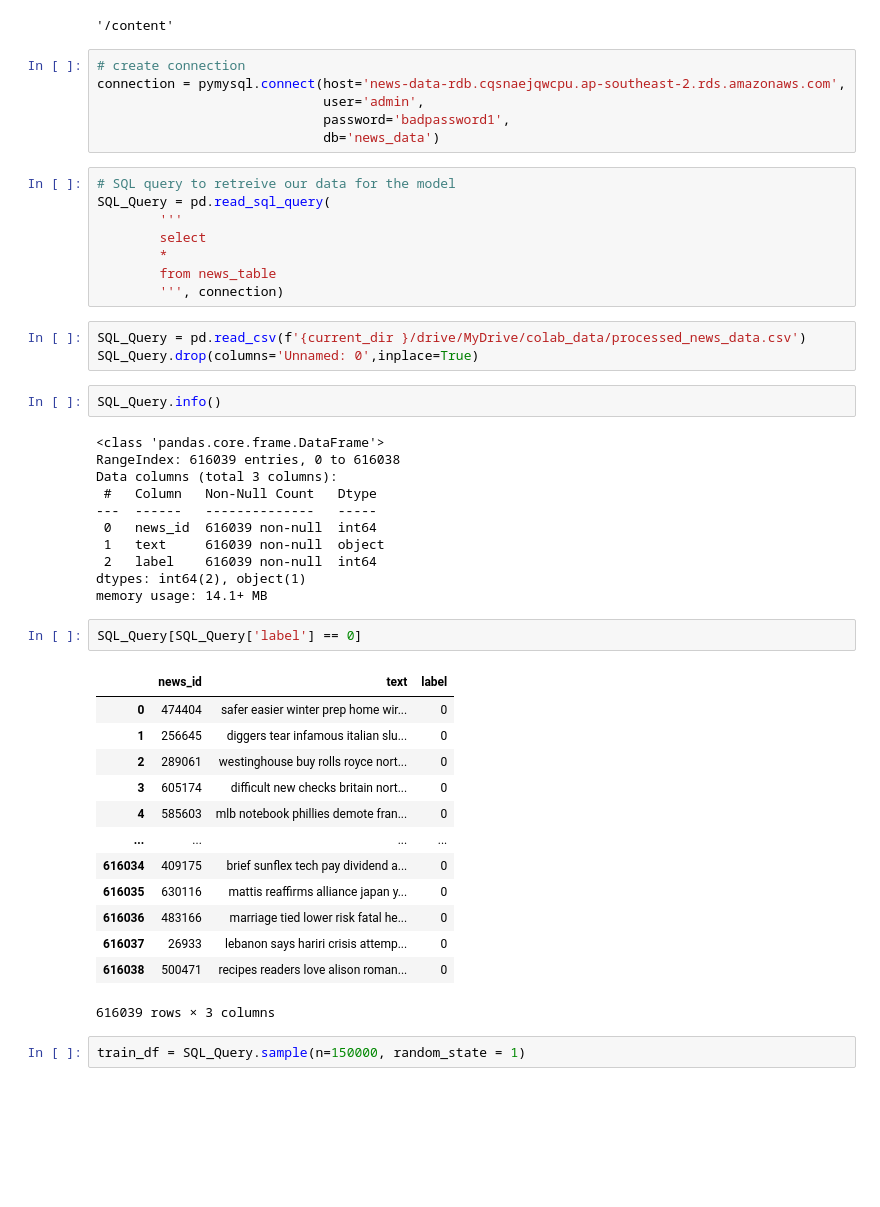
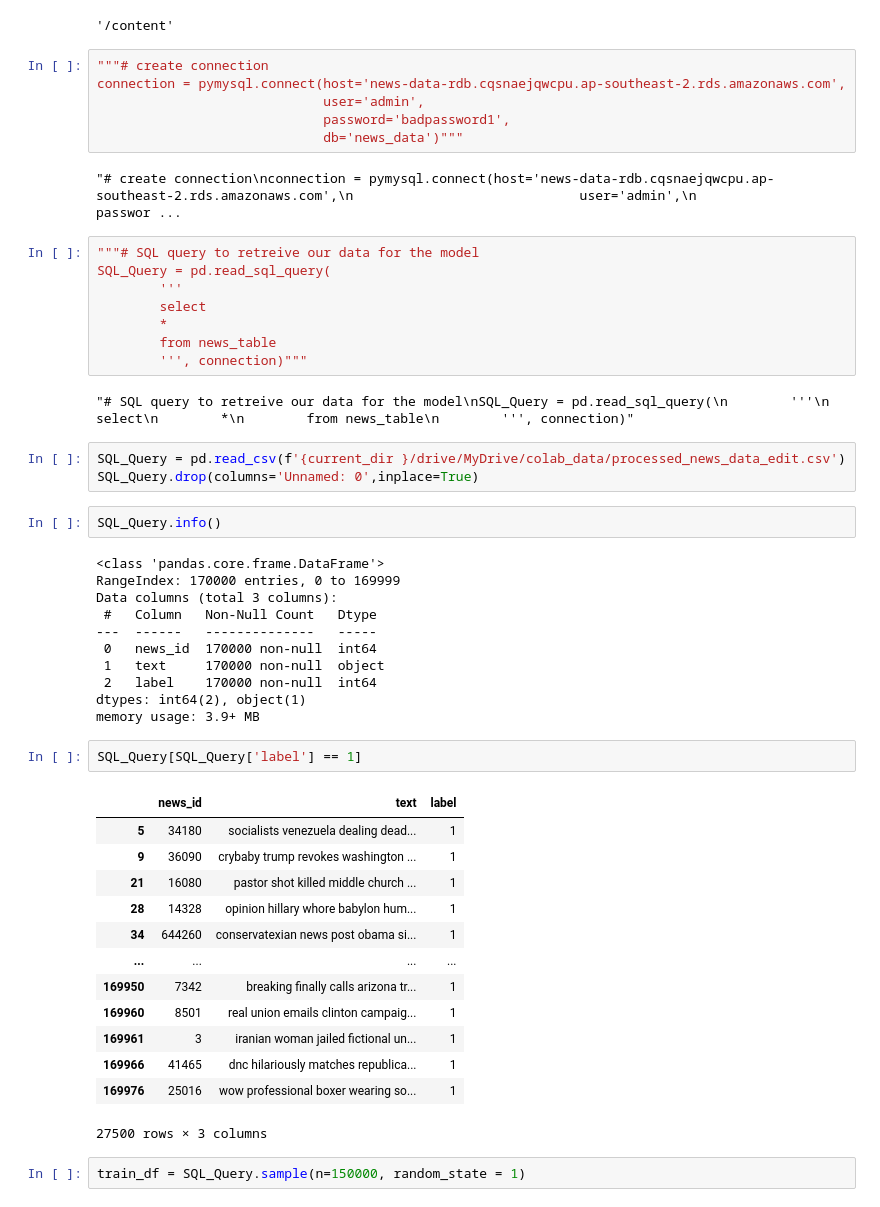
Before and after one commit to monash-tp37-project/iteration_1_model, a Jupyter notebook: news_class_model_bert.ipynb, the cells around one changed output. Drawn from its saved outputs; the diff is of its cells as text; blank space fills up the shorter version.

```diff
--- a/news_class_model_bert.ipynb
+++ b/news_class_model_bert.ipynb
@@ -94,51 +94,55 @@ current_dir
 # %% [output]
 '/content'
 # %%
-# create connection
+"""# create connection
 connection = pymysql.connect(host='news-data-rdb.cqsnaejqwcpu.ap-southeast-2.rds.amazonaws.com',
                              user='admin',
                              password='badpassword1',
-                             db='news_data')
+                             db='news_data')"""
+# %% [output]
+"# create connection\nconnection = pymysql.connect(host='news-data-rdb.cqsnaejqwcpu.ap-southeast-2.rds.amazonaws.com',\n                             user='admin',\n                             passwor ...
 # %%
-# SQL query to retreive our data for the model
+"""# SQL query to retreive our data for the model
 SQL_Query = pd.read_sql_query(
         '''
         select
         *
         from news_table
-        ''', connection)
+        ''', connection)"""
+# %% [output]
+"# SQL query to retreive our data for the model\nSQL_Query = pd.read_sql_query(\n        '''\n        select\n        *\n        from news_table\n        ''', connection)"
 # %%
-SQL_Query = pd.read_csv(f'{current_dir }/drive/MyDrive/colab_data/processed_news_data.csv')
+SQL_Query = pd.read_csv(f'{current_dir }/drive/MyDrive/colab_data/processed_news_data_edit.csv')
 SQL_Query.drop(columns='Unnamed: 0',inplace=True)
 # %%
 SQL_Query.info()
 # %% [output]
 <class 'pandas.core.frame.DataFrame'>
-RangeIndex: 616039 entries, 0 to 616038
+RangeIndex: 170000 entries, 0 to 169999
 Data columns (total 3 columns):
  #   Column   Non-Null Count   Dtype
 ---  ------   --------------   -----
- 0   news_id  616039 non-null  int64
- 1   text     616039 non-null  object
- 2   label    616039 non-null  int64
+ 0   news_id  170000 non-null  int64
+ 1   text     170000 non-null  object
+ 2   label    170000 non-null  int64
 dtypes: int64(2), object(1)
-memory usage: 14.1+ MB
+memory usage: 3.9+ MB
 # %%
-SQL_Query[SQL_Query['label'] == 0]
+SQL_Query[SQL_Query['label'] == 1]
 # %% [output]
 |  | news_id | text | label |
-| 0 | 474404 | safer easier winter prep home wir... | 0 |
-| 1 | 256645 | diggers tear infamous italian slu... | 0 |
-| 2 | 289061 | westinghouse buy rolls royce nort... | 0 |
-| 3 | 605174 | difficult new checks britain nort... | 0 |
-| 4 | 585603 | mlb notebook phillies demote fran... | 0 |
+| 5 | 34180 | socialists venezuela dealing dead... | 1 |
+| 9 | 36090 | crybaby trump revokes washington ... | 1 |
+| 21 | 16080 | pastor shot killed middle church ... | 1 |
+| 28 | 14328 | opinion hillary whore babylon hum... | 1 |
+| 34 | 644260 | conservatexian news post obama si... | 1 |
 | ... | ... | ... | ... |
-| 616034 | 409175 | brief sunflex tech pay dividend a... | 0 |
-| 616035 | 630116 | mattis reaffirms alliance japan y... | 0 |
-| 616036 | 483166 | marriage tied lower risk fatal he... | 0 |
-| 616037 | 26933 | lebanon says hariri crisis attemp... | 0 |
-| 616038 | 500471 | recipes readers love alison roman... | 0 |
+| 169950 | 7342 | breaking finally calls arizona tr... | 1 |
+| 169960 | 8501 | real union emails clinton campaig... | 1 |
+| 169961 | 3 | iranian woman jailed fictional un... | 1 |
+| 169966 | 41465 | dnc hilariously matches republica... | 1 |
+| 169976 | 25016 | wow professional boxer wearing so... | 1 |
-616039 rows × 3 columns
+27500 rows × 3 columns
 # %%
 train_df = SQL_Query.sample(n=150000, random_state = 1)
 # %%
```
Also changed, not shown: parts of 13 cells of this notebook.
